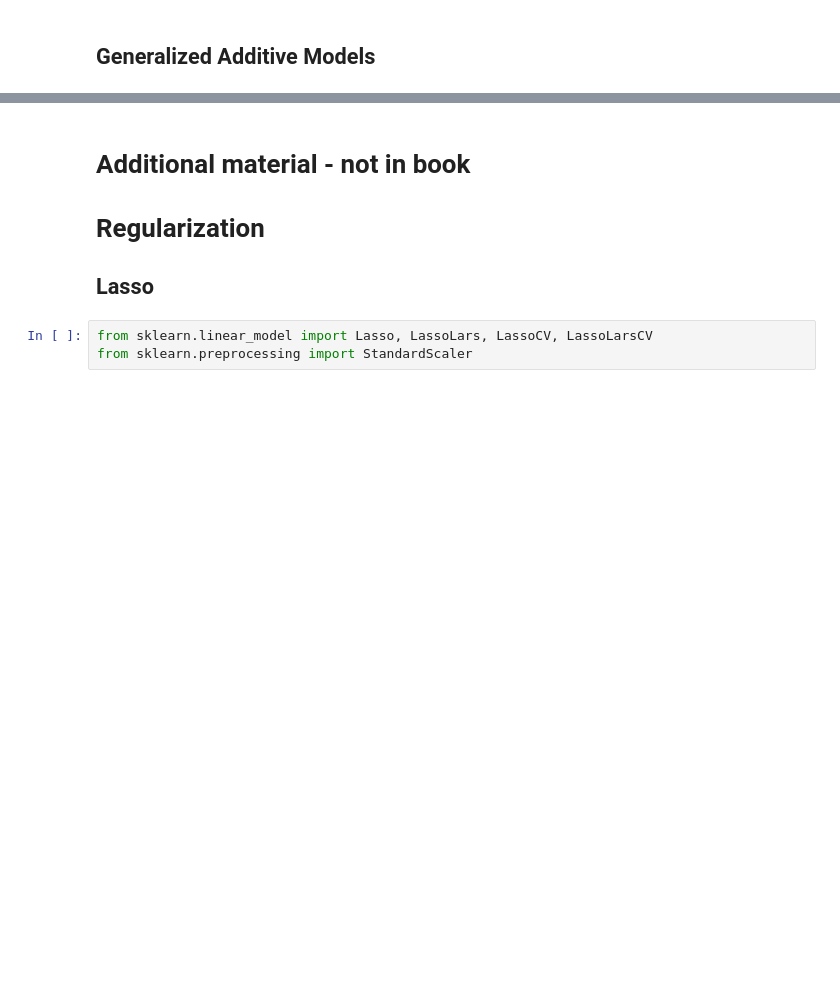
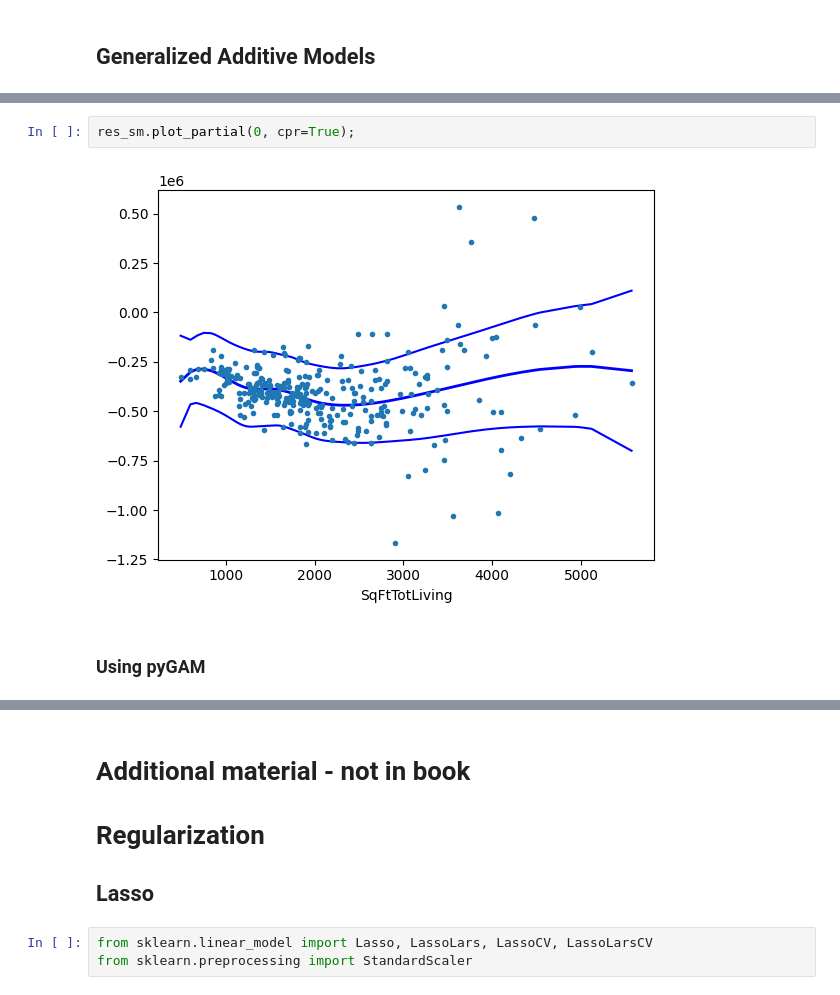
Before and after one commit to gedeck/practical-statistics-for-data-scientists, a Jupyter notebook: python/notebooks/Chapter 4 - Regression and Prediction.ipynb, the cells around one changed output, grey strips where cells are left out. Drawn from its saved outputs; the diff is of its cells as text; blank space fills up the shorter version.

```diff
--- a/python/notebooks/Chapter 4 - Regression and Prediction.ipynb
+++ b/python/notebooks/Chapter 4 - Regression and Prediction.ipynb
@@ -791,3 +828,9 @@ plt.show()
+# %%
+res_sm.plot_partial(0, cpr=True);
+# %% [output]
+[figure, added]
+# %% [markdown]
+### Using pyGAM
 # %%
 predictors = ['SqFtTotLiving', 'SqFtLot', 'Bathrooms',
               'Bedrooms', 'BldgGrade']
```
Also changed, not shown: parts of 30 cells of this notebook, 6 other files.
